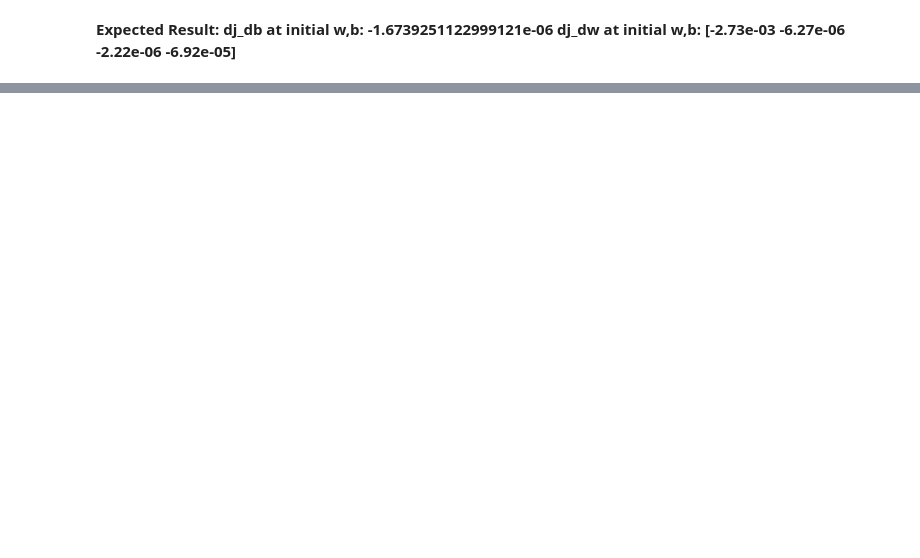
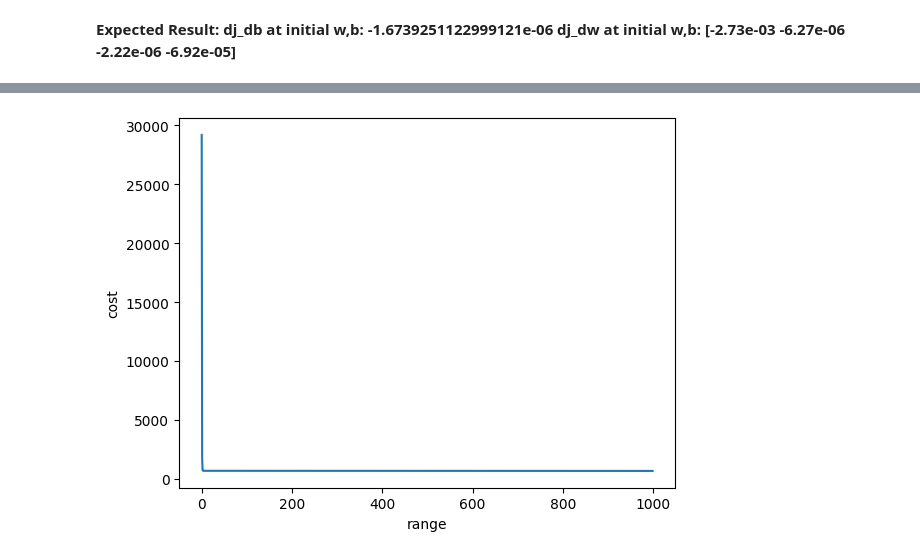
Before and after one commit to khatamirock/colabs_AI_LAB, a Jupyter notebook: logistic_Regression_with_multi_variable_coursera.ipynb, the cells around one changed output, grey strips where cells are left out. Saved outputs shown, nothing was run; the diff lists cells and outputs as text; code cells hidden in the pictures; blank space fills up the shorter version.

```diff
--- a/logistic_Regression_with_multi_variable_coursera.ipynb
+++ b/logistic_Regression_with_multi_variable_coursera.ipynb
@@ -128,3 +103,22 @@ def compute_gradient(x,y,w,b):
+# %%
+def compute_gradient(X,y,w,b):
+  n=X_train.shape[1]
+  m=len(X_train)
+  # print(n,m,b)
+
+  m,n = X.shape           #(number of examples, number of features)
+  dj_dw = np.zeros((n,))
+  dj_db = 0.
+
+  for i in range(m):
+    err = (np.dot(X[i], w) + b) - y[i]
+    for j in range(n):
+        dj_dw[j] = dj_dw[j] + err * X[i, j]
+    dj_db = dj_db + err
+  dj_dw = dj_dw / m
+  dj_db = dj_db / m
+
+  return dj_dw, dj_db
 # %%
 #Compute and display gradient
 dw,db=compute_gradient(X_train, y_train, w_init, b_init)
@@ -147,13 +140,14 @@ def gradient_descent(X, y, w_in, b_in, cost_function, gradient_function, alpha,
 
     # An array to store cost J and w's at each iteration primarily for graphing later
     J_history = []
+    w_history = []
     w = copy.deepcopy(w_in)  #avoid modifying global w within function
     b = b_in
 
     for i in range(num_iters):
 
         # Calculate the gradient and update the parameters
-        dj_db,dj_dw = gradient_function(X, y, w, b)   ##None
+        dj_dw,dj_db = gradient_function(X, y, w, b)   ##None
 
         # Update Parameters using w, b, alpha and gradient
         w = w - alpha * dj_dw               ##None
@@ -165,16 +159,15 @@ def gradient_descent(X, y, w_in, b_in, cost_function, gradient_function, alpha,
             # print( compute_cost(X, y, w, b))
 
         # Print cost every at intervals 10 times or as many iterations if < 10
-        if i% math.ceil(num_iters / 10) == 0:
-            # print(J_history[-1])
-            pass
-            # print(f"Iteration {i:4d}: Cost {J_history[-1]:8.2f}   ")
+        if i% math.ceil(num_iters/10) == 0 or i == (num_iters-1):
+            w_history.append(w_in)
+            print(f"Iteration {i:4}: Cost {float(J_history[-1]):8.2f}   ")
 
     return w, b, J_history #return final w,b and J history for graphing
 # %%
 # initialize parameters
-initial_w = np.zeros_like(w_init)
-initial_b = 0.
+initial_w = [1,0,0,0]
+initial_b = 0
 # some gradient descent settings
 iterations = 1000
 alpha = 5.0e-7
@@ -192,0 +198,10 @@ ValueError: ignored
+# %%
+plt.plot(range(1000),J_hist)
+
+plt.xlabel('range')
+plt.ylabel('cost')
+
+
+plt.show()
+# %% [output]
+[figure, added]
```
Also changed, not shown: parts of 7 cells of this notebook.
